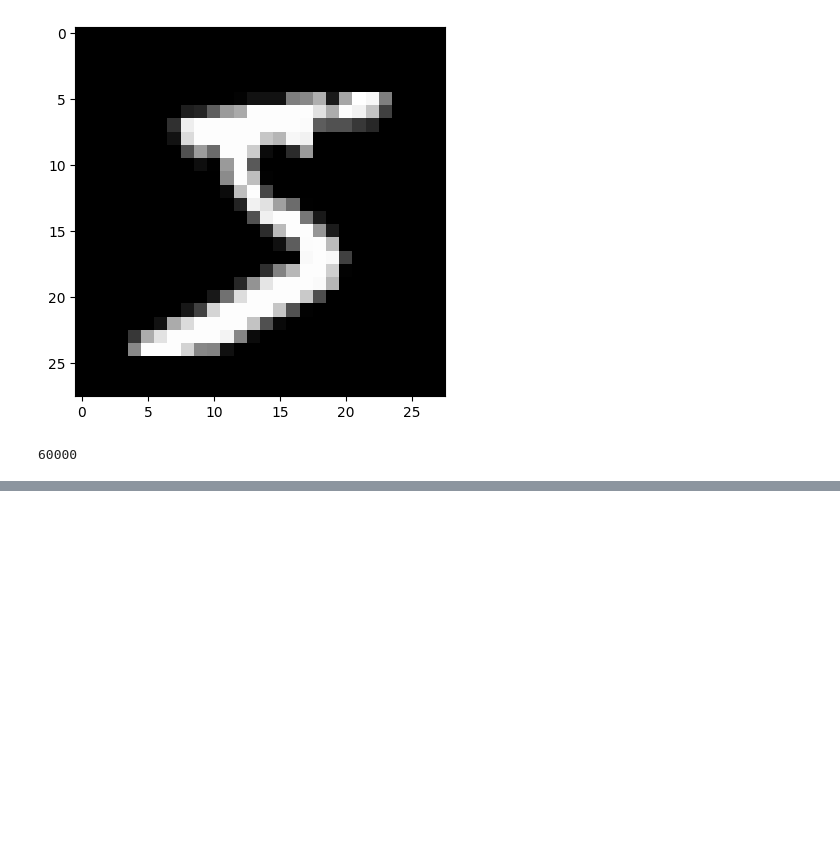
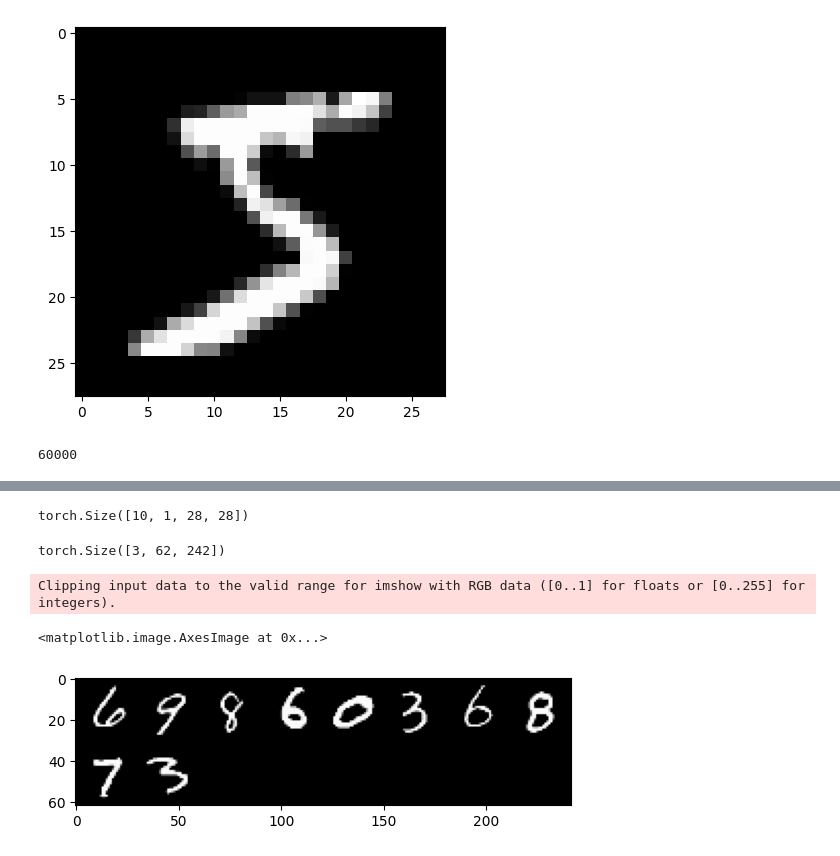
Before and after one commit to yunozon/deeplearing-study-kame, a Jupyter notebook: work/section11_dataset.ipynb, the cells around one changed output, grey strips where cells are left out. Saved outputs shown, nothing was run; the diff lists cells and outputs as text; code cells hidden in the pictures; blank space fills up the shorter version.

```diff
--- a/work/section11_dataset.ipynb
+++ b/work/section11_dataset.ipynb
@@ -55,0 +131,26 @@ len(train_dataset)
+# %%
+# データをとってくる時に、transformしてくれる
+train_dataset = torchvision.datasets.MNIST('./mnist_data', train=True, download=True, transform=transform)
+val_dataset = torchvision.datasets.MNIST('./mnist_data', train=False, download=True, transform=transform)
+# %%
+train_loader = DataLoader(train_dataset, batch_size=10, shuffle=True, num_workers=2)
+val_loader = DataLoader(val_dataset, batch_size=10,num_workers=2)
+# %%
+images, labels = next(iter(train_loader))
+print(images.shape)
+
+# (バッチサイズ、チャネル数, たて、よこ)
+# %% [output]
+torch.Size([10, 1, 28, 28])
+# %%
+grid_images = torchvision.utils.make_grid(images)
+# %%
+grid_images.shape
+# %% [output]
+torch.Size([3, 62, 242])
+# %%
+plt.imshow(torch.permute(grid_images,( 1, 2, 0)))
+# %% [output]
+Clipping input data to the valid range for imshow with RGB data ([0..1] for floats or [0..255] for integers).
+<matplotlib.image.AxesImage at 0x...>
+[figure, added]
```
Also changed, not shown: parts of 16 cells of this notebook.
